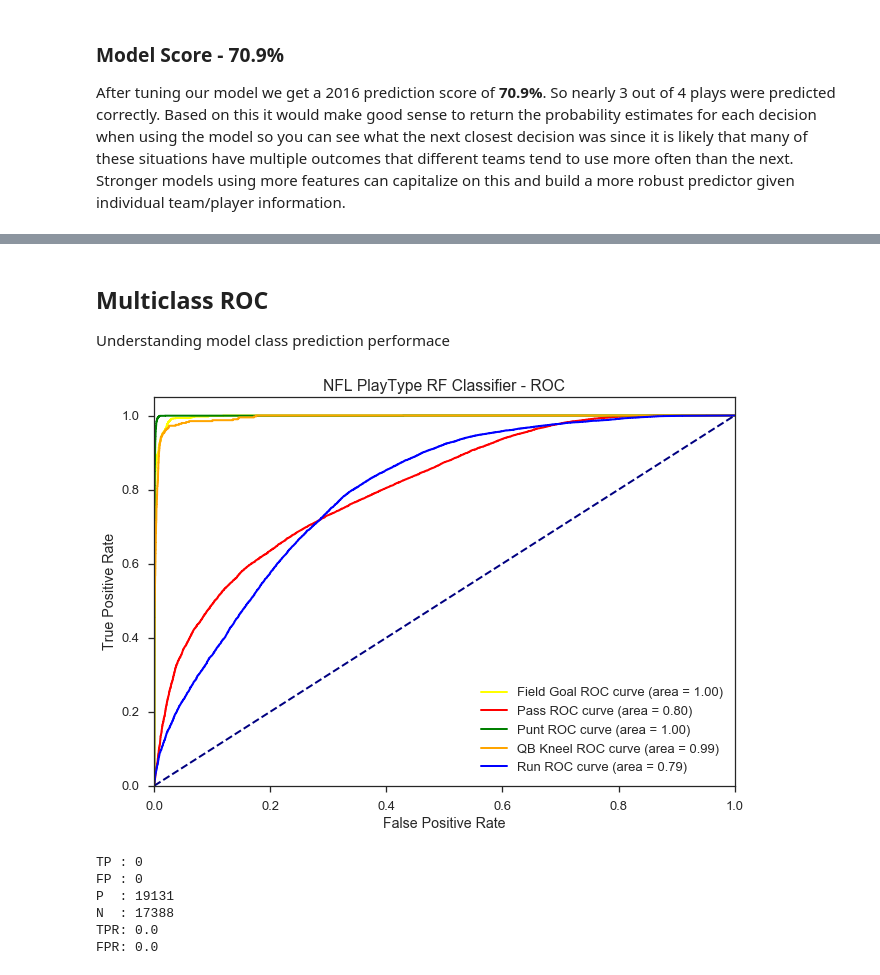
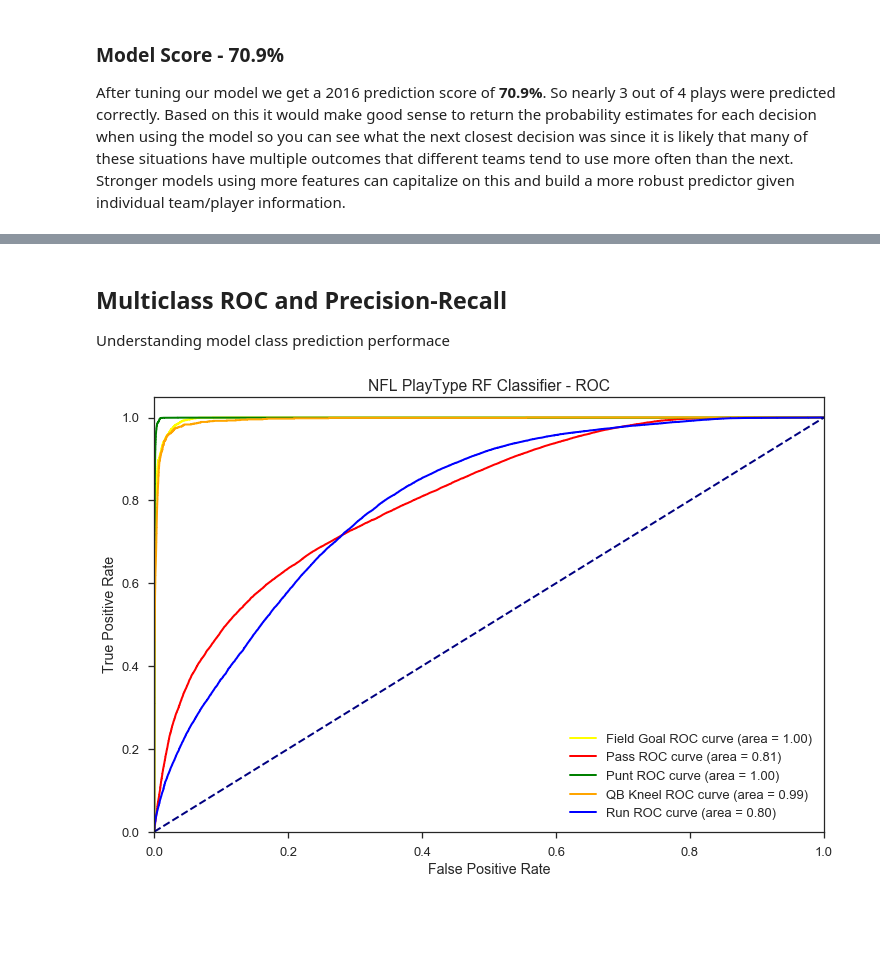
Before and after one commit to skrzym/monday-morning-quarterback, a Jupyter notebook: Research/NFL_PlayByPlay/Building a Random Forest Classification Model for NFL Decisions.ipynb, the cells around one changed output, grey strips where cells are left out. Cells and saved outputs as stored; diff of their text form; code cells hidden in the pictures; blank space fills up the shorter version.

```diff
--- a/Research/NFL_PlayByPlay/Building a Random Forest Classification Model for NFL Decisions.ipynb
+++ b/Research/NFL_PlayByPlay/Building a Random Forest Classification Model for NFL Decisions.ipynb
@@ -9,6 +11,6 @@ from matplotlib import pyplot as plt
 # %%
 csv_data_path = '..\Data\playbyplaydata\*.csv'
-X_train, X_test, y_train, y_test = nfl_model.gather_and_process_data(csv_data_path, test_season=2016)
+X_train, X_test, y_train, y_test = nfl_model.gather_and_process_data(csv_data_path, test_season=None)
 
 print('X_train: {}'.format(len(X_train)))
 print('y_train: {}'.format(len(y_train)))
@@ -261,7 +253,7 @@ Random Forest
 # %%
 nfl_model.store_model(winning_rfc,'random_forest_classifier')
 # %% [markdown]
-## Multiclass ROC
+## Multiclass ROC and Precision-Recall
 
 Understanding model class prediction performace
 # %%
@@ -273,56 +265,32 @@ y_predicted_probs = {cls:[item[rfc_classes.index(cls)] for item in rfc_result] f
 # %%
 fpr = {cls:[] for cls in rfc_classes}
 tpr = {cls:[] for cls in rfc_classes}
+# %%
+pre = {cls:[] for cls in rfc_classes}
+rec = {cls:[] for cls in rfc_classes}
 # %%
 for cls in rfc_classes:
     data = roc_curve(y_test_classes[cls]*1,y_predicted_probs[cls])
     fpr[cls] = data[0]
     tpr[cls] = data[1]
+    data = precision_recall_curve(y_test_classes[cls]*1, y_predicted_probs[cls])
+    pre[cls] = data[0]
+    rec[cls] = data[1]
 # %%
 colors = {'Pass':'red', 'Run':'blue', 'Punt':'green', 'QB Kneel':'orange', 'Field Goal':'yellow'}
-plt.figure()
+sns.set_context('talk')
+plt.figure(figsize=(12,8))
 lw = 2
 for cls in rfc_classes:
     plt.plot(fpr[cls],tpr[cls], color=colors[cls],lw=lw,label=cls + ' ROC curve (area = %0.2f)' % auc(fpr[cls],tpr[cls]))
 plt.plot([0, 1], [0, 1], color='navy', lw=lw, linestyle='--')
 plt.xlim([0.0, 1.0])
 plt.ylim([0.0, 1.05])
 plt.xlabel('False Positive Rate')
 plt.ylabel('True Positive Rate')
 plt.title('NFL PlayType RF Classifier - ROC')
 plt.legend(loc="lower right")
+plt.savefig('ROC')
 plt.show()
 # %% [output]
-[figure, old version]
+[figure, new version]
-# %%
-# Manual ROC calculation - *when not using predict_proba*
-TP = 0
-FP = 0
-P = 0
-N = 0
-for index in range(len(rfc_result)):
-    hypo_class = rfc_result[index]=='Pass'
-    actu_class = ova_classes['Pass'][index]
-
-    if actu_class == True:
-        P += 1
-        if hypo_class == True:
-            TP += 1
-    else:
-        N += 1
-        if hypo_class == True:
-            FP += 1
-
-print('TP :',TP)
-print('FP :',FP)
-print('P  :',P)
-print('N  :',N)
-print('TPR:',TP/P)
-print('FPR:',FP/N)
-# %% [output]
-TP : 0
-FP : 0
-P  : 19131
-N  : 17388
-TPR: 0.0
-FPR: 0.0
```
Also changed, not shown: parts of 14 cells of this notebook, 18 other files.
